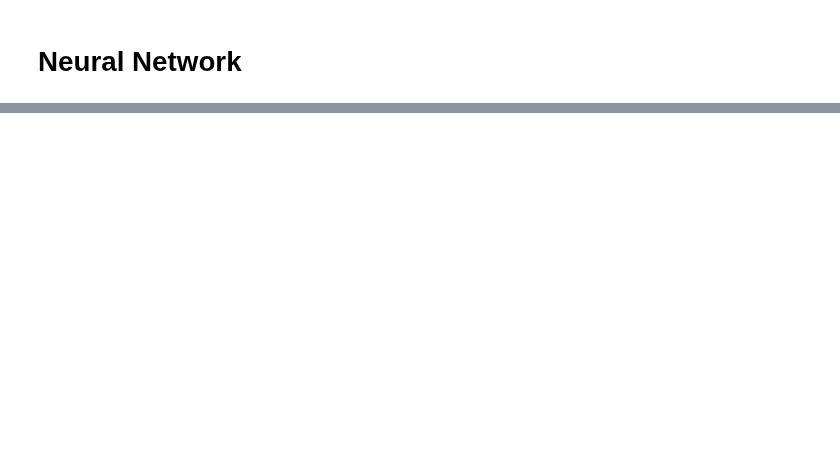
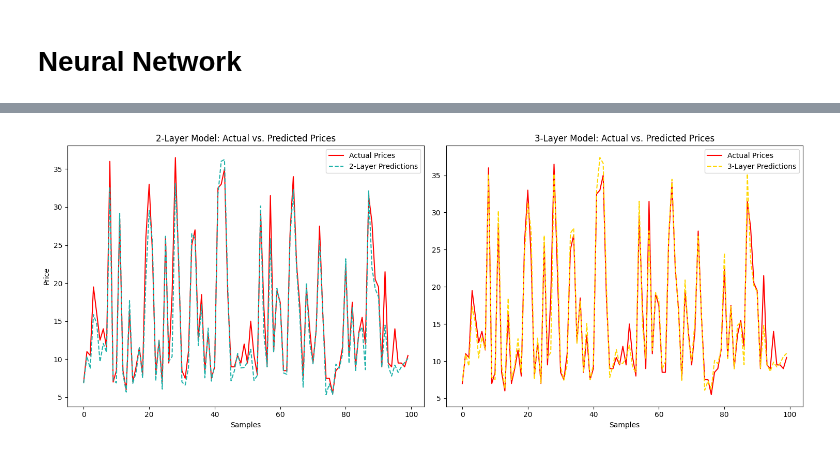
Before and after one commit to achchala/rideshare-predictive-pricing, a Jupyter notebook: notebooks/neural_network.ipynb, the cells around one changed output, grey strips where cells are left out. Cells and saved outputs as stored; diff of their text form; code cells hidden in the pictures; blank space fills up the shorter version.

```diff
--- a/notebooks/neural_network.ipynb
+++ b/notebooks/neural_network.ipynb
@@ -32,0 +239,31 @@ NameError: name 'Input' is not defined
+# %%
+# Define a subset size for visualization
+subset_size = 100  # Adjust as necessary
+
+# Select a subset of actual and predicted prices
+subset_indices = np.random.choice(a=len(y_test), size=subset_size, replace=False)  # Randomly select indices
+actual_prices_subset = y_scaler.inverse_transform(y_test[subset_indices])
+predicted_prices_model_subset = y_scaler.inverse_transform(model.predict(X_test[subset_indices]))
+predicted_prices_model2_subset = y_scaler.inverse_transform(model2.predict(X_test[subset_indices]))
+
+# Plotting
+plt.figure(figsize=(15, 6))
+
+plt.subplot(1, 2, 1)
+plt.plot(actual_prices_subset, label='Actual Prices', color='red')
+plt.plot(predicted_prices_model_subset, label='2-Layer Predictions', color='lightseagreen', linestyle='--')
+plt.title('2-Layer Model: Actual vs. Predicted Prices')
+plt.xlabel('Samples')
+plt.ylabel('Price')
+plt.legend()
+
+plt.subplot(1, 2, 2)
+plt.plot(actual_prices_subset, label='Actual Prices', color='red')
+plt.plot(predicted_prices_model2_subset, label='3-Layer Predictions', color='gold', linestyle='--')
+plt.title('3-Layer Model: Actual vs. Predicted Prices')
+plt.xlabel('Samples')
+plt.legend()
+
+plt.tight_layout()
+plt.show()
+# %% [output]
@@ -32,0 +272 @@ NameError: name 'Input' is not defined
+[figure, added]
```
Also changed, not shown: parts of 26 cells of this notebook.
